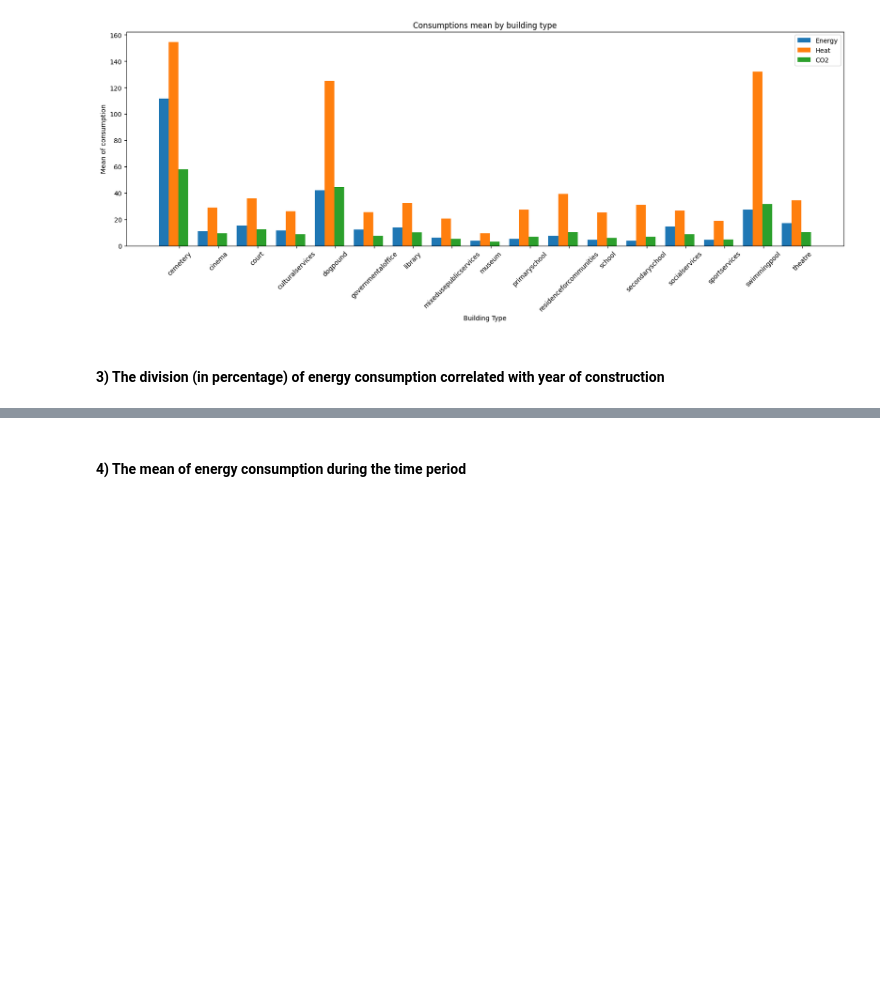
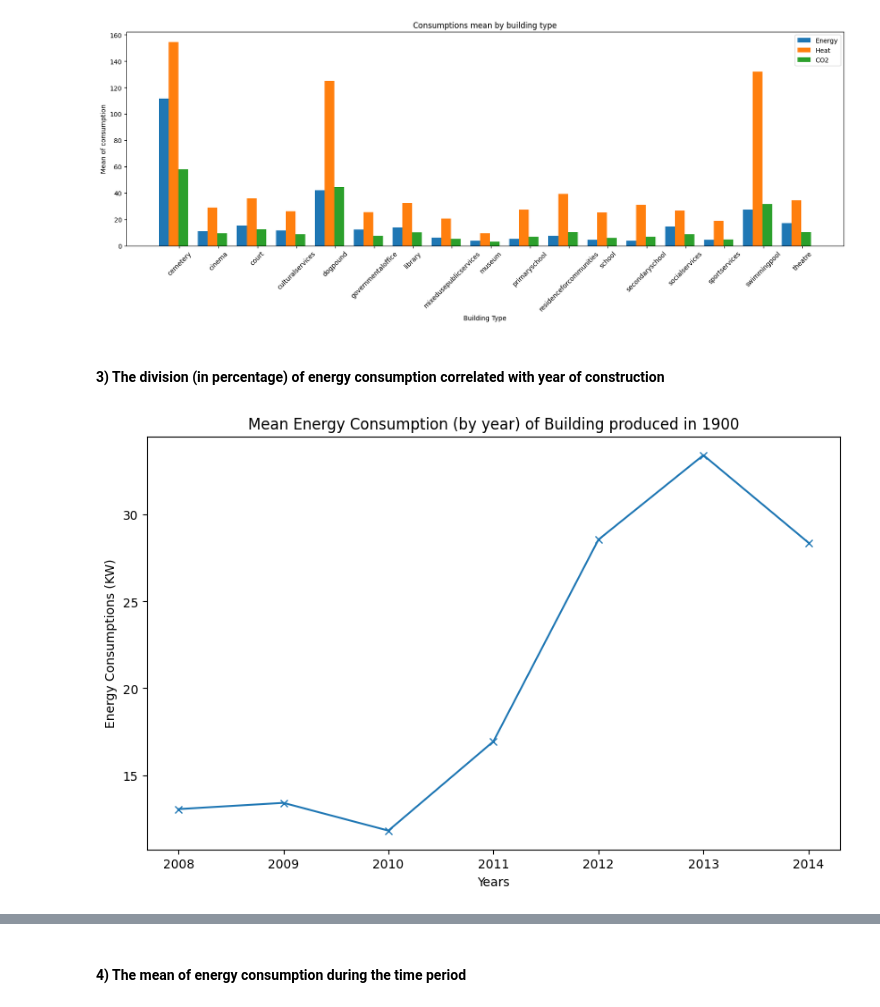
Before and after one commit to matteoForoni/energy-consumption-re, a Jupyter notebook: energy_consumption_re_analysis.ipynb, the cells around one changed output, grey strips where cells are left out. Cells and saved outputs as stored; diff of their text form; code cells hidden in the pictures; blank space fills up the shorter version.

```diff
--- a/energy_consumption_re_analysis.ipynb
+++ b/energy_consumption_re_analysis.ipynb
@@ -714,3 +714,21 @@ plt.show()
 [figure]
 # %% [markdown]
 #### 3) The division (in percentage) of energy consumption correlated with year of construction
+# %%
+eemerged = ee_dataset.merge(buildings_dataset, left_on='UUID', right_on='UUID')
+ehmerged = eh_dataset.merge(buildings_dataset, left_on='UUID', right_on='UUID')
+eco2merged = eco2_dataset.merge(buildings_dataset, left_on='UUID', right_on='UUID')
+# %%
+# Values
+year = 1900
+
+### Get Data
+eemask = eemerged['BUILDING_DATE'] == year
+eedata_bybuildyear = eemerged[eemask][['YEAR','CONSUMPTION']]
+eemdata = eedata_bybuildyear.groupby(['YEAR']).mean()
+#print(eemdata)
+
+# Plot data
+plot((10,6),eemdata.index.values, eemdata.values, 'Years', 'Energy Consumptions (KW)', f'Mean Energy Consumption (by year) of Building produced in {year}' )
+# %% [output]
+[figure, added]
```
Also changed, not shown: parts of 3 cells of this notebook.
